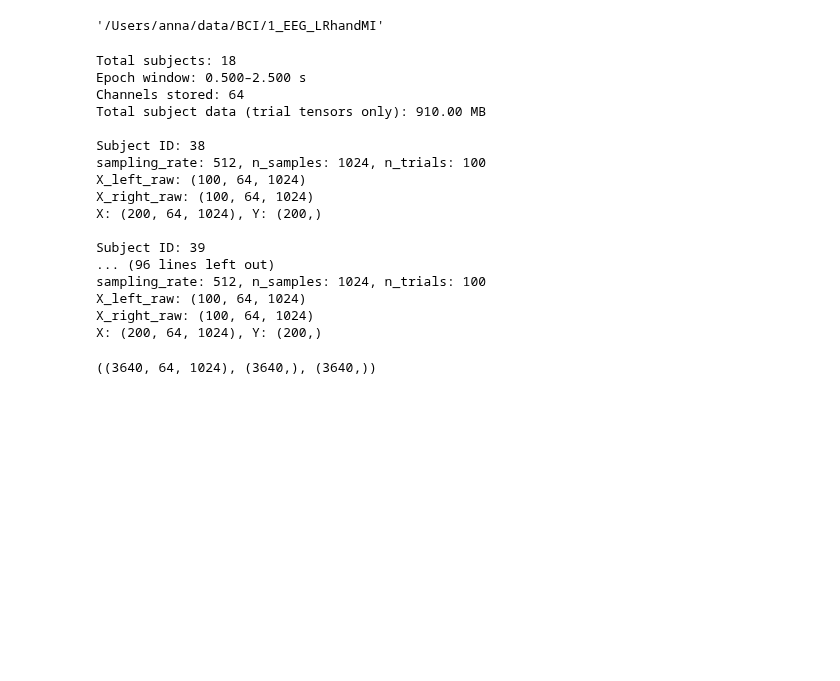
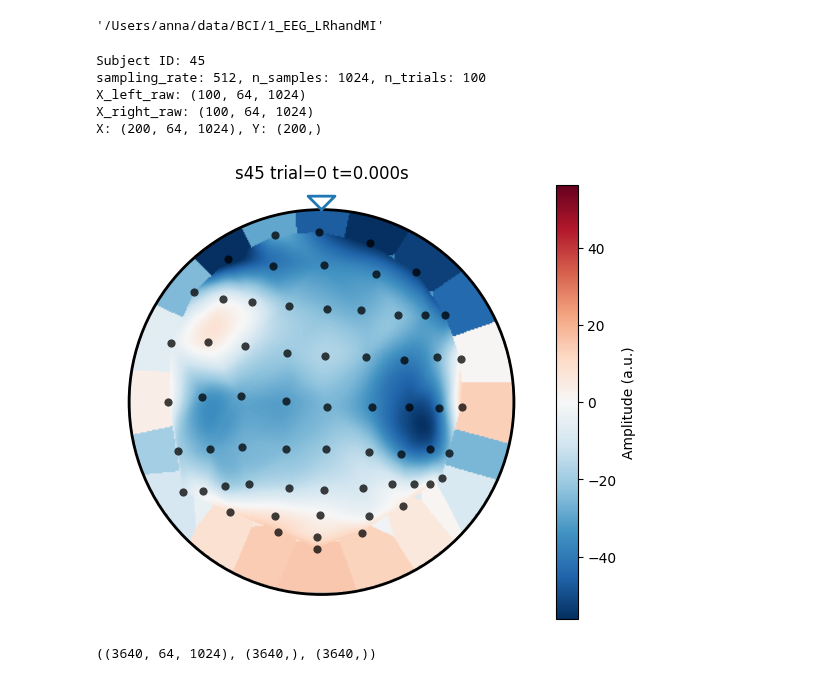
Before and after one commit to annzb/eeg-mi-decoders, a Jupyter notebook: data/ds1.ipynb, the cells around one changed output. Saved outputs shown, nothing was run; the diff lists cells and outputs as text; code cells hidden in the pictures; blank space fills up the shorter version.

Commit message:
Add scalp plot

```diff
--- a/data/ds1.ipynb
+++ b/data/ds1.ipynb
@@ -189,25 +358,19 @@ class Dataset:
         return X, y, groups
 # %%
 ds = Dataset(DATASET_PATH)
-ds.print_info()
-# %% [output]
-Total subjects: 18
-Epoch window: 0.500–2.500 s
-Channels stored: 64
-Total subject data (trial tensors only): 910.00 MB
-
-Subject ID: 38
-sampling_rate: 512, n_samples: 1024, n_trials: 100
-X_left_raw: (100, 64, 1024)
-X_right_raw: (100, 64, 1024)
-X: (200, 64, 1024), Y: (200,)
-
-Subject ID: 39
-... (96 lines left out)
-sampling_rate: 512, n_samples: 1024, n_trials: 100
-X_left_raw: (100, 64, 1024)
-X_right_raw: (100, 64, 1024)
-X: (200, 64, 1024), Y: (200,)
+# %%
+subject45 = ds.subject_data[45]
+subject45.print_info()
+# %% [output]
+Subject ID: 45
+sampling_rate: 512, n_samples: 1024, n_trials: 100
+X_left_raw: (100, 64, 1024)
+X_right_raw: (100, 64, 1024)
+X: (200, 64, 1024), Y: (200,)
+# %%
+subject45.plot_head(trial=0)
+# %% [output]
+[figure, added]
 # %%
 X, Y, groups = ds.get_XY()
 X.shape, Y.shape, groups.shape
```
Also changed, not shown: parts of 8 cells of this notebook, 1 other file.
